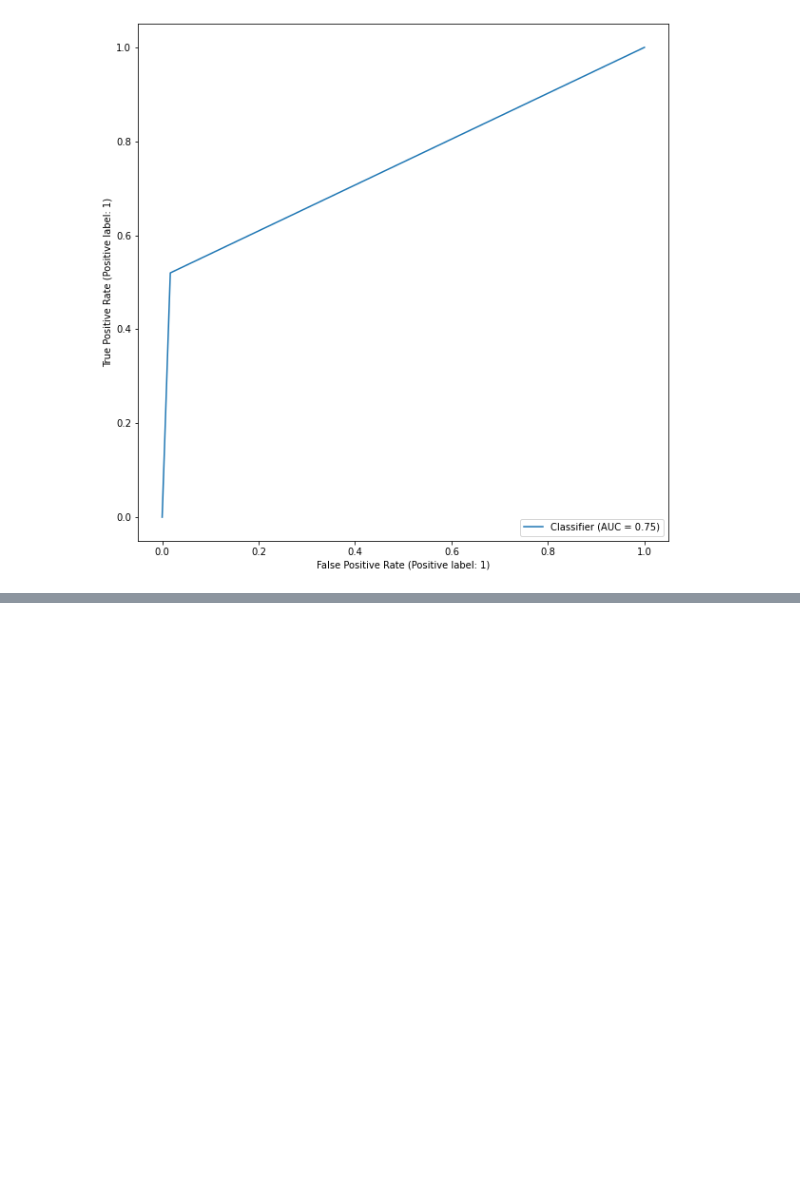
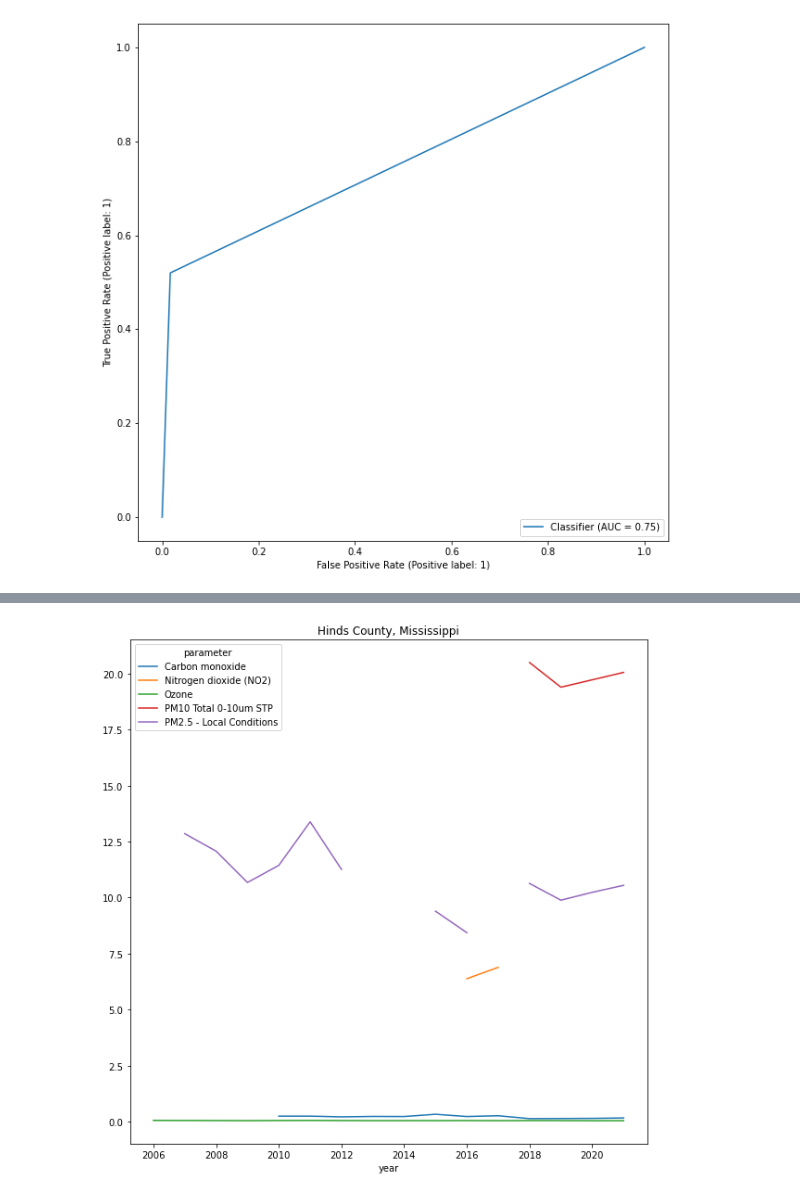
Before and after one commit to wdegraw93/low_birth_weight_vs_aqi_study, a Jupyter notebook: winston.ipynb, the cells around one changed output, grey strips where cells are left out. Drawn from its saved outputs; the diff is of its cells as text; code cells hidden in the pictures; blank space fills up the shorter version.

```diff
--- a/winston.ipynb
+++ b/winston.ipynb
@@ -1039,0 +478,4 @@ Name: certification_indicator, dtype: int64
+# %%
+plot_county_pollutants(aqs, [['Hinds', 'Mississippi']])
+# %% [output]
+[figure, added]
```
Also changed, not shown: parts of 110 cells of this notebook, 4 other files.
